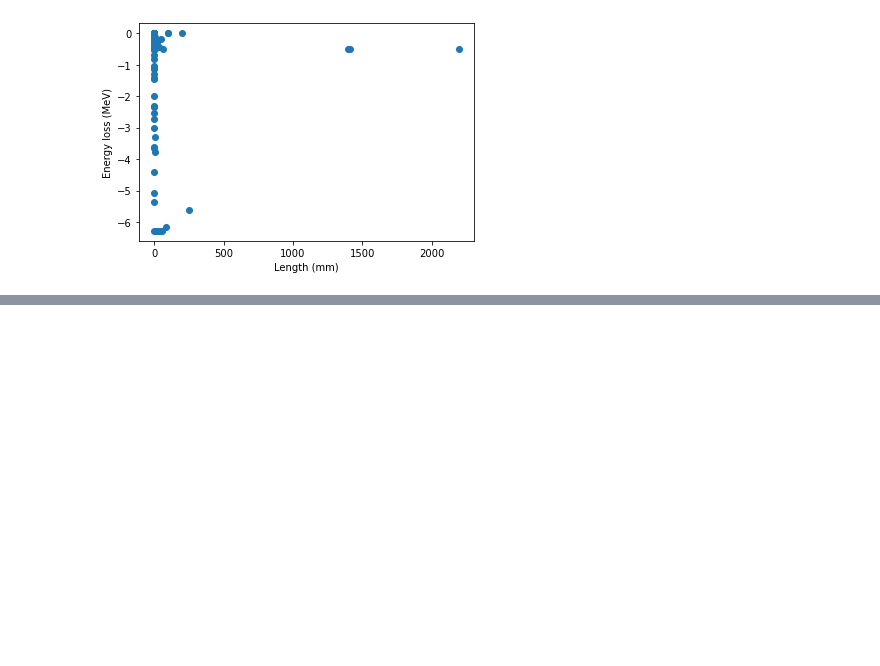
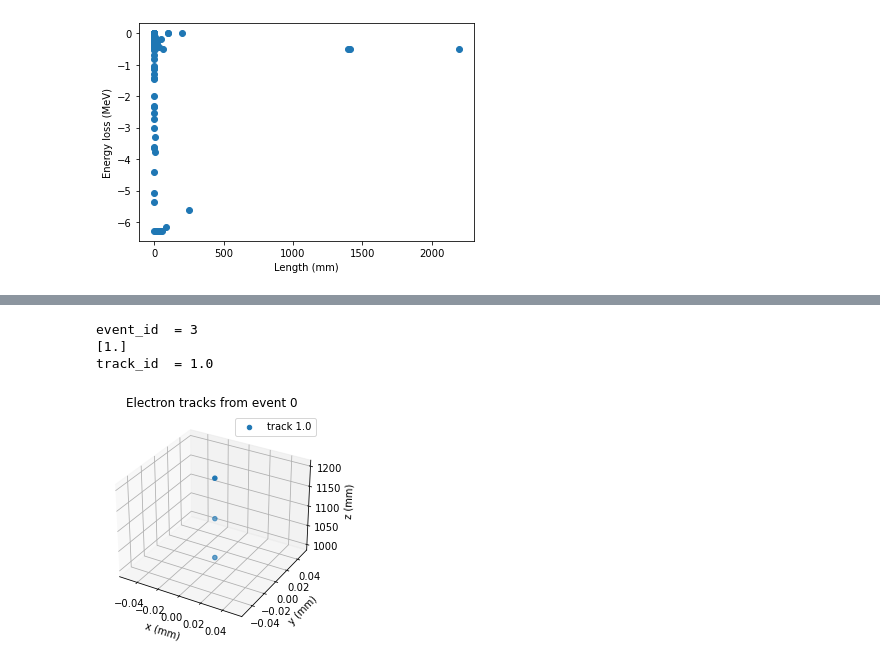
Before and after one commit to sierracthomas/neutrino_work, a Jupyter notebook: misc_projects_and_data/spectrum_runs/blips_blobs.ipynb, the cells around one changed output, grey strips where cells are left out. Drawn from its saved outputs; the diff is of its cells as text; code cells hidden in the pictures; blank space fills up the shorter version.

```diff
--- a/misc_projects_and_data/spectrum_runs/blips_blobs.ipynb
+++ b/misc_projects_and_data/spectrum_runs/blips_blobs.ipynb
@@ -195,23 +134,0 @@ newdf
-# %%
-track_list = []
-
-for i in newdf.keys():
-    track_list.append(i)
-
-unique_tracks = np.empty((len(track_list), 2))
-for j, track in enumerate(track_list):
-    #unique_tracks.append(j.split("-"))
-    temp = track.split("-")
-    for k, val in enumerate(temp):
-        unique_tracks[j][k] = val.split("__")[1]
-
-unique_tracks = tuple(map(tuple, unique_tracks))
-
-i = 0
-final = []
-for i in unique_tracks:
-    if i not in final and tuple(reversed(i)) not in final:
-        final.append(i)
-
-print(final)
-print(len(final))
@@ -228,0 +304,24 @@ df
+# %%
+
+my_data = genfromtxt(f'spectrum/6283.8/run_nt_Hits_t0.csv', delimiter=',')
+proc = proc_list(6283.8, my_data)
+my_data = search_for_thing(0, 3, my_data)
+
+tracks = np.unique(my_data.T[1])
+print(tracks)
+ax = plt.figure().add_subplot(projection='3d')
+for i in tracks:
+    track2 = search_for_thing(1, i, my_data)
+    ax.scatter(track2.T[3], track2.T[4], track2.T[5], label = f"track {i}")
+
+ax.set_xlabel("x (mm)")
+ax.set_ylabel("y (mm)")
+ax.set_zlabel("z (mm)")
+ax.legend()
+ax.set_title("Electron tracks from event 0")
+plt.show()
+# %% [output]
+event_id  = 3
+[1.]
+track_id  = 1.0
+[figure, added]
```
Also changed, not shown: parts of 12 cells of this notebook.
